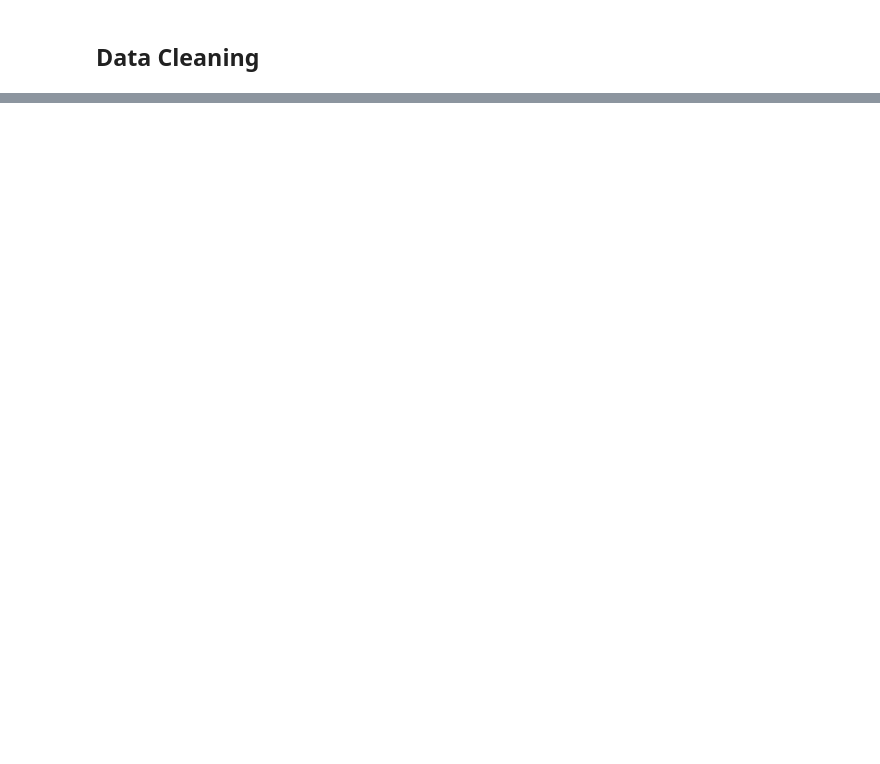
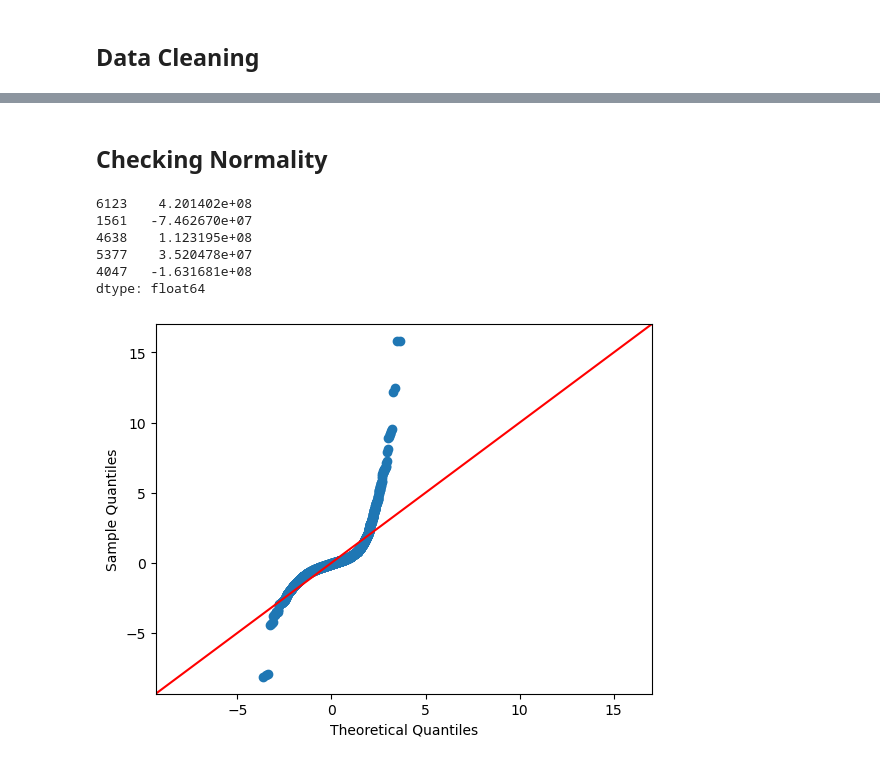
Before and after one commit to kevinbrnett/How-to-Make-a-Successful-Movie, a Jupyter notebook: Linear Regression.ipynb, the cells around one changed output, grey strips where cells are left out. Cells and saved outputs as stored; diff of their text form; code cells hidden in the pictures; blank space fills up the shorter version.

```diff
--- a/Linear Regression.ipynb
+++ b/Linear Regression.ipynb
@@ -78,0 +205,22 @@ memory usage: 503.0+ KB
+# %%
+# Fit preprocessor on train
+preprocessor.fit(X_train)
+
+# Empty list for features after preprocessing
+features = []
+
+# Add the numeric features which process first
+features.extend(num_col)
+
+# Get OHE feature names
+cat_features = preprocessor.named_transformers_['pipeline-2'][-1].get_feature_names_out(cat_col)
+features.extend(cat_features)
+
+# Transform X_train and X_test and make into dataframes
+X_train_df = pd.DataFrame( preprocessor.transform(X_train),
+                         columns=features,
+                         index=X_train.index)
+X_test_df = pd.DataFrame( preprocessor.transform(X_test),
+                         columns=features,
+                         index=X_test.index)
+X_test_df.head()
@@ -78,0 +234,5 @@ memory usage: 503.0+ KB
+# %%
+# Add constants for statsmodels
+X_train_df = sm.add_constant(X_train_df, prepend=False)
+X_test_df = sm.add_constant(X_test_df, prepend=False)
+X_train_df.head(2)
@@ -78,0 +245,5 @@ memory usage: 503.0+ KB
+# %%
+# Instantiate and fit a statsmodel OLS
+model = sm.OLS(y_train,X_train_df)
+result = model.fit()
+print(result.summary())
@@ -78,0 +268,18 @@ memory usage: 503.0+ KB
+# %% [markdown]
+## Checking Normality
+# %%
+# Get stored residuals and preview
+resid = result.resid
+resid.head()
+# %% [output]
+6123    4.201402e+08
+1561   -7.462670e+07
+4638    1.123195e+08
+5377    3.520478e+07
+4047   -1.631681e+08
+dtype: float64
+# %%
+# Q-Q plot
+sm.graphics.qqplot(resid,line='45',fit=True);
+# %% [output]
+[figure, added]
```
Also changed, not shown: parts of 54 cells of this notebook.
